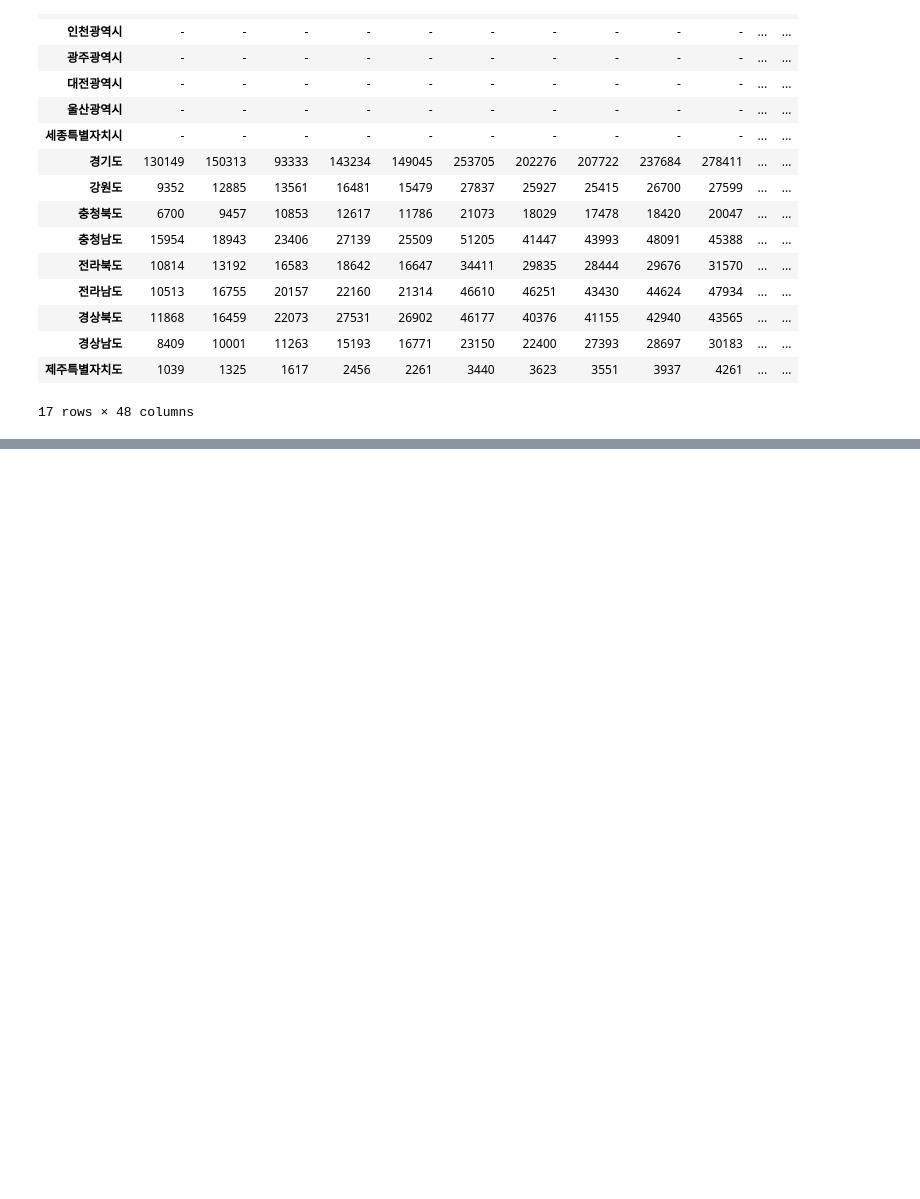
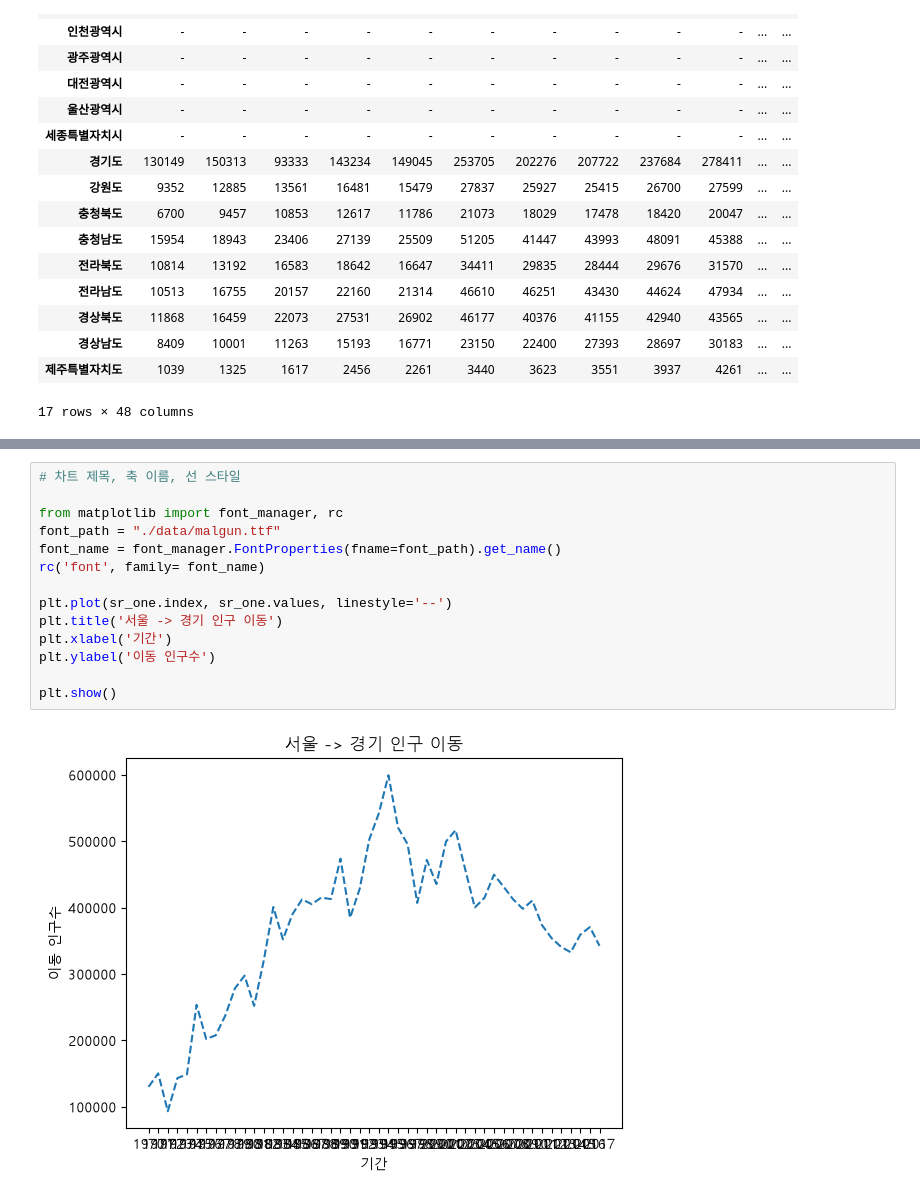
Before and after one commit to rlaalsgh1113/18_data_analytics, a Jupyter notebook: 01_matplotlib.ipynb, the cells around one changed output, grey strips where cells are left out. Saved outputs shown, nothing was run; the diff lists cells and outputs as text; blank space fills up the shorter version.

```diff
--- a/01_matplotlib.ipynb
+++ b/01_matplotlib.ipynb
@@ -158,0 +191,16 @@ df_seoul
+# %%
+# 차트 제목, 축 이름, 선 스타일
+
+from matplotlib import font_manager, rc
+font_path = "./data/malgun.ttf"
+font_name = font_manager.FontProperties(fname=font_path).get_name()
+rc('font', family= font_name)
+
+plt.plot(sr_one.index, sr_one.values, linestyle='--')
+plt.title('서울 -> 경기 인구 이동')
+plt.xlabel('기간')
+plt.ylabel('이동 인구수')
+
+plt.show()
+# %% [output]
+[figure, added]
```
Also changed, not shown: parts of 16 cells of this notebook, 2 other files.
